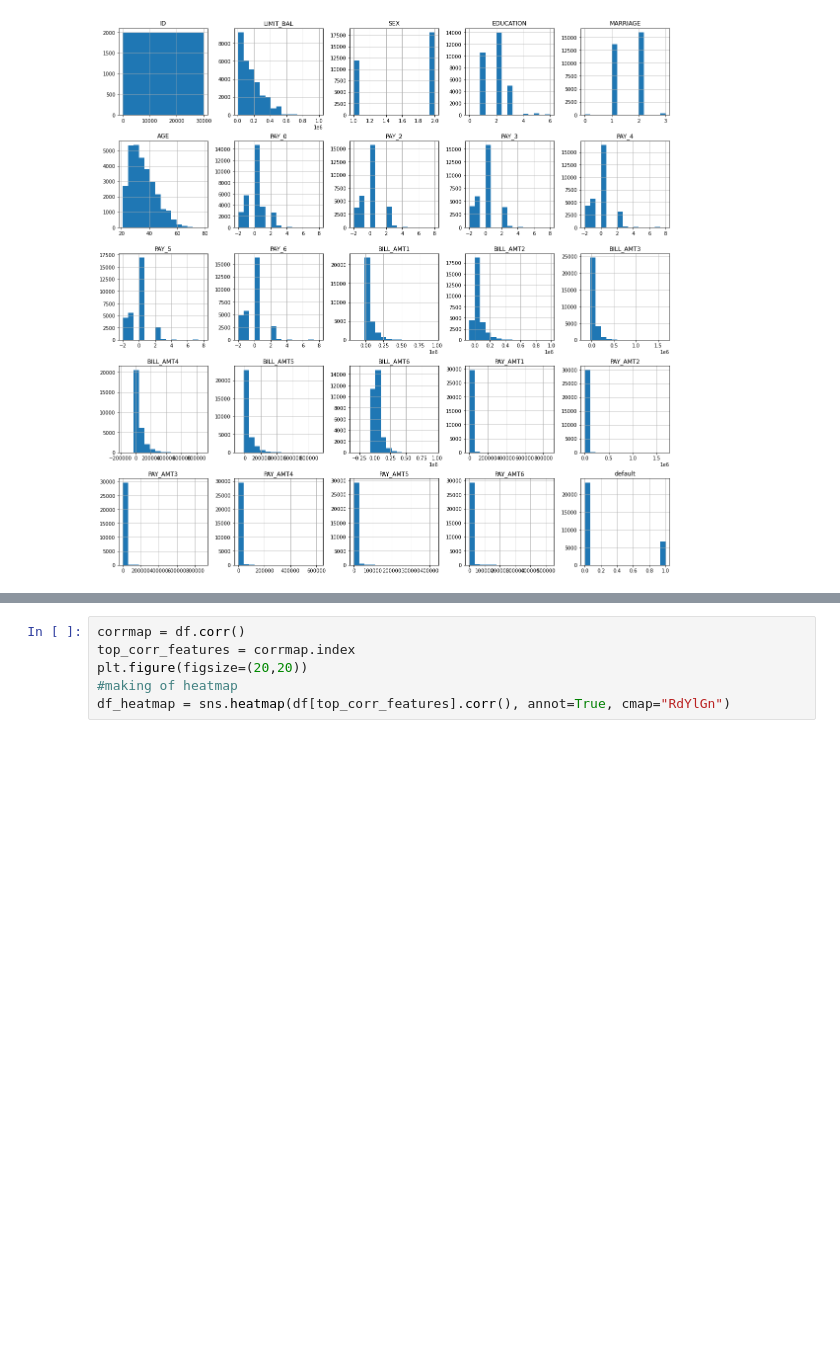
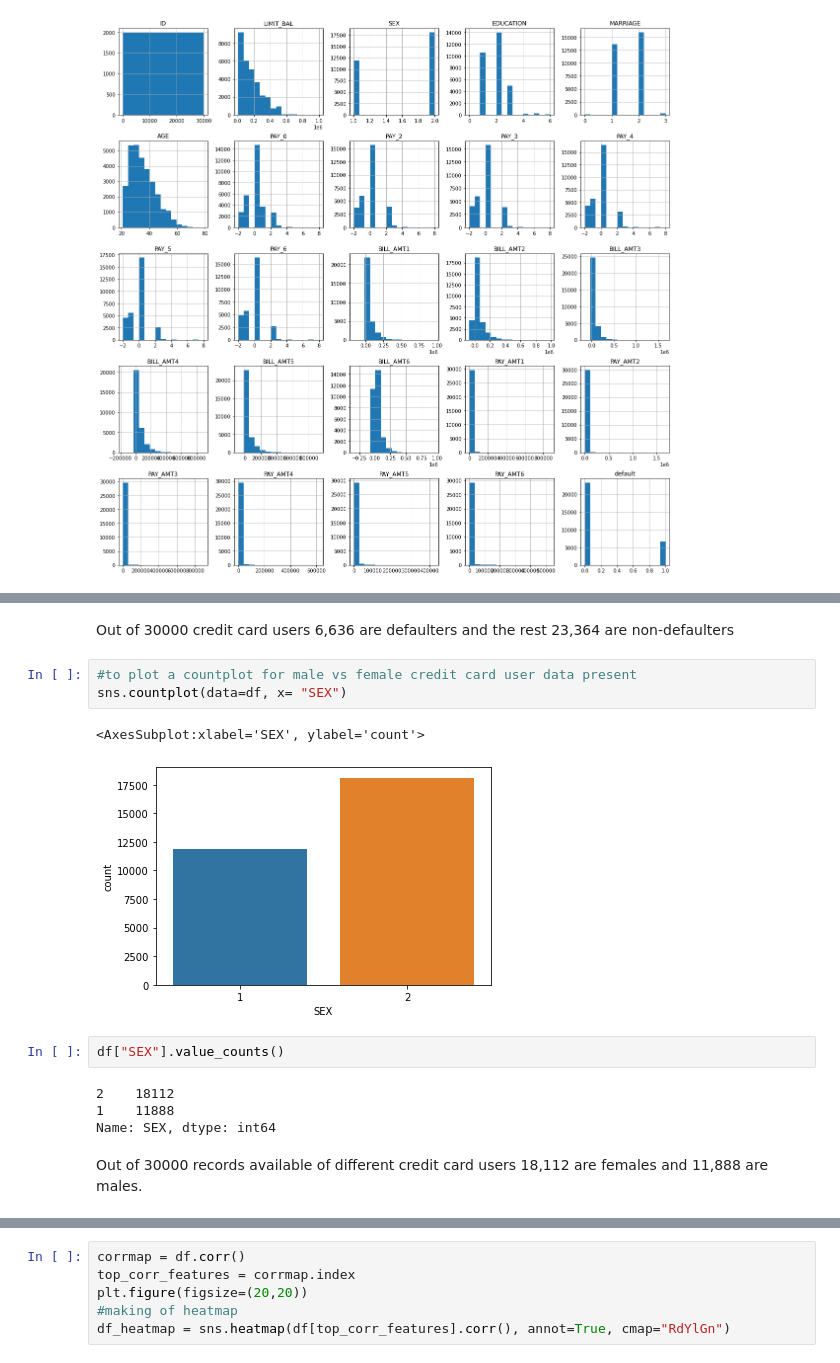
Before and after one commit to iam-ajitkumartoppo/credit_card_default_prediction, a Jupyter notebook: Credit_card_default_prediction.ipynb, the cells around one changed output, grey strips where cells are left out. Cells and saved outputs as stored; diff of their text form; blank space fills up the shorter version.

```diff
--- a/Credit_card_default_prediction.ipynb
+++ b/Credit_card_default_prediction.ipynb
@@ -88,0 +113,16 @@ plt.show()
+# %% [markdown]
+Out of 30000 credit card users 6,636 are defaulters and the rest 23,364 are non-defaulters
+# %%
+#to plot a countplot for male vs female credit card user data present
+sns.countplot(data=df, x= "SEX")
+# %% [output]
+<AxesSubplot:xlabel='SEX', ylabel='count'>
+[figure, added]
+# %%
+df["SEX"].value_counts()
+# %% [output]
+2    18112
+1    11888
+Name: SEX, dtype: int64
+# %% [markdown]
+Out of 30000 records available of different credit card users 18,112 are females and 11,888 are males.
```
Also changed, not shown: parts of 50 cells of this notebook.
